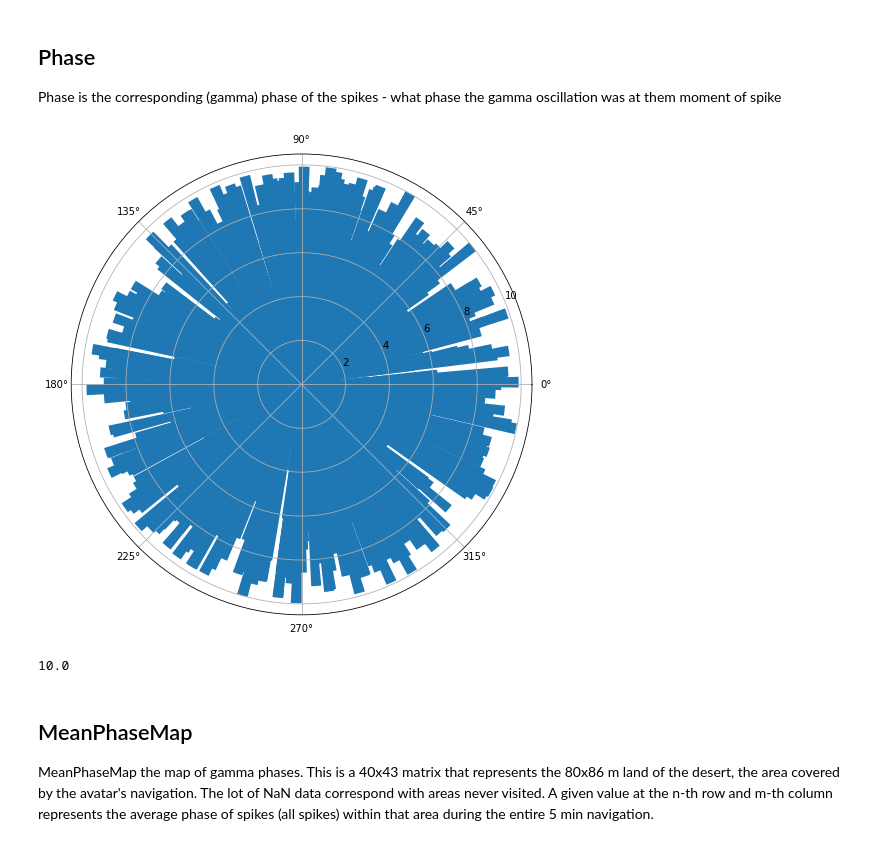
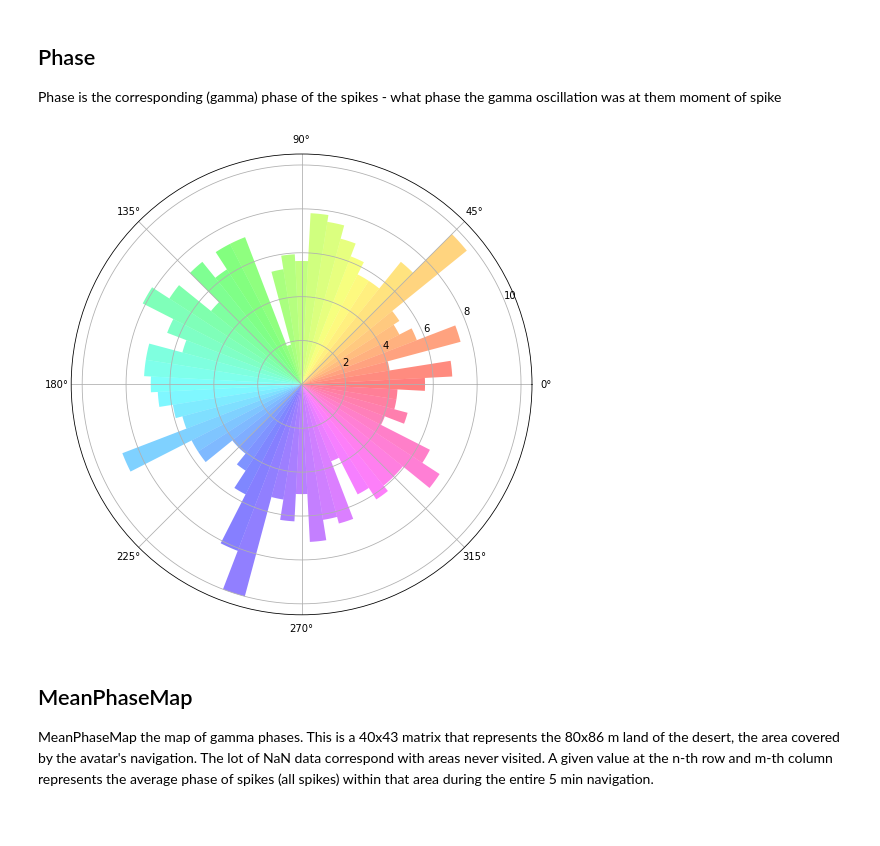
Before and after one commit to DanielHHowell/Grid-Cell, a Jupyter notebook: Grid Cell Phase Main.ipynb, the cells around one changed output. Cells and saved outputs as stored; diff of their text form; code cells hidden in the pictures.

```diff
--- a/Grid Cell Phase Main.ipynb
+++ b/Grid Cell Phase Main.ipynb
@@ -59,29 +59,28 @@ Phase is the corresponding (gamma) phase of the spikes - what phase the gamma os
 # %%
 phase = np.loadtxt('Phase.csv',delimiter=',')
 phase_degrees = np.degrees(phase)
+sorted_phase = np.sort(phase_degrees)
 
-#Polar/radial histogram of phase distribution
+
+#Radial histogram of phase distribution
+#https://matplotlib.org/examples/pie_and_polar_charts/polar_bar_demo.html
 fig = plt.figure(figsize=(8,8))
 ax = fig.add_axes([0.1, 0.1, 0.8, 0.8], polar=True)
+theta = np.radians(np.arange(0,366,6))
 
-N = 1178
-theta = phase_degrees
-radii = 10*np.random.rand(N)
-width = .05
+inds = [np.where(sorted_phase<i)[0][-1] for i in np.arange(6,366,6)] #vectorize operation?
+b = np.split(sorted_phase,inds)
+radii = np.array([i.size/3.2 for i in b])
+
+width = np.radians(360/60)
 bars = ax.bar(theta, radii, width=width, bottom=0.0)
-# for r,bar in zip(radii, bars):
-#     bar.set_facecolor( plt.cm.viridis(r/10.))
-#     bar.set_alpha(0.5)
+for theta, bar in zip(theta, bars):
+    bar.set_facecolor(plt.cm.hsv(theta/6.28))
+    bar.set_alpha(0.5)
 
 plt.show()
 # %% [output]
-[figure, old version]
+[figure, new version]
-# %%
-#plt.hist(phase,bins=60)
-a = np.histogram(phase_degrees,bins=59)
-(a[0]/3.4).max()
-# %% [output]
-10.0
 # %% [markdown]
 ## MeanPhaseMap
 
```
Also changed, not shown: parts of 11 cells of this notebook.
